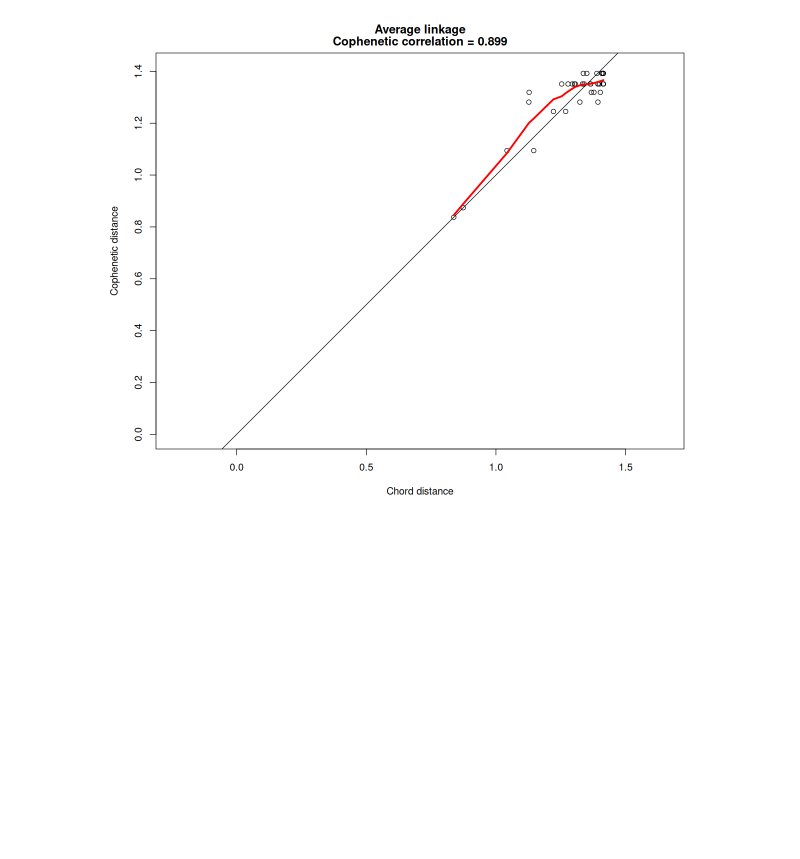
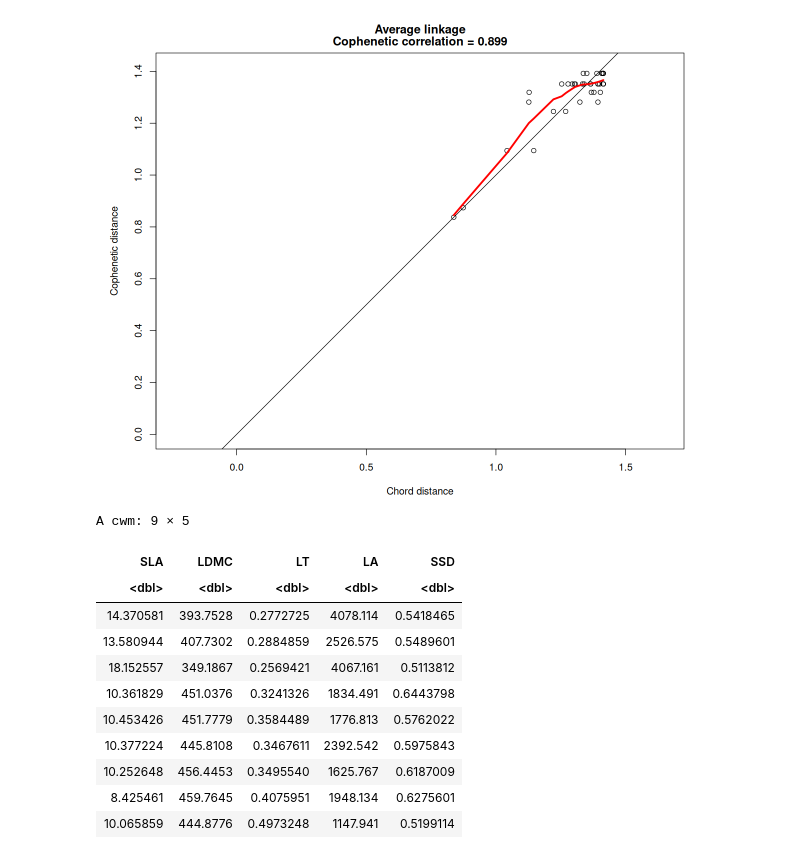
Before and after one commit to zfourati/Multivariate_statisitcs_project, a Jupyter notebook: taiwan_forest/zeineb.ipynb, the cells around one changed output. Drawn from its saved outputs; the diff is of its cells as text; code cells hidden in the pictures; blank space fills up the shorter version.

```diff
--- a/taiwan_forest/zeineb.ipynb
+++ b/taiwan_forest/zeineb.ipynb
@@ -130,0 +146,15 @@ lines(lowess(spe.ch, spe.ch.average.coph), col = "red", lwd=3) # Add a LOWESS (l
+# %%
+cwm (com = spe , traits = traits)
+# %% [output]
+A cwm: 9 × 5
+| SLA | LDMC | LT | LA | SSD |
+| <dbl> | <dbl> | <dbl> | <dbl> | <dbl> |
+| 14.370581 | 393.7528 | 0.2772725 | 4078.114 | 0.5418465 |
+| 13.580944 | 407.7302 | 0.2884859 | 2526.575 | 0.5489601 |
+| 18.152557 | 349.1867 | 0.2569421 | 4067.161 | 0.5113812 |
+| 10.361829 | 451.0376 | 0.3241326 | 1834.491 | 0.6443798 |
+| 10.453426 | 451.7779 | 0.3584489 | 1776.813 | 0.5762022 |
+| 10.377224 | 445.8108 | 0.3467611 | 2392.542 | 0.5975843 |
+| 10.252648 | 456.4453 | 0.3495540 | 1625.767 | 0.6187009 |
+| 8.425461 | 459.7645 | 0.4075951 | 1948.134 | 0.6275601 |
+| 10.065859 | 444.8776 | 0.4973248 | 1147.941 | 0.5199114 |
```
Also changed, not shown: parts of 5 cells of this notebook.
